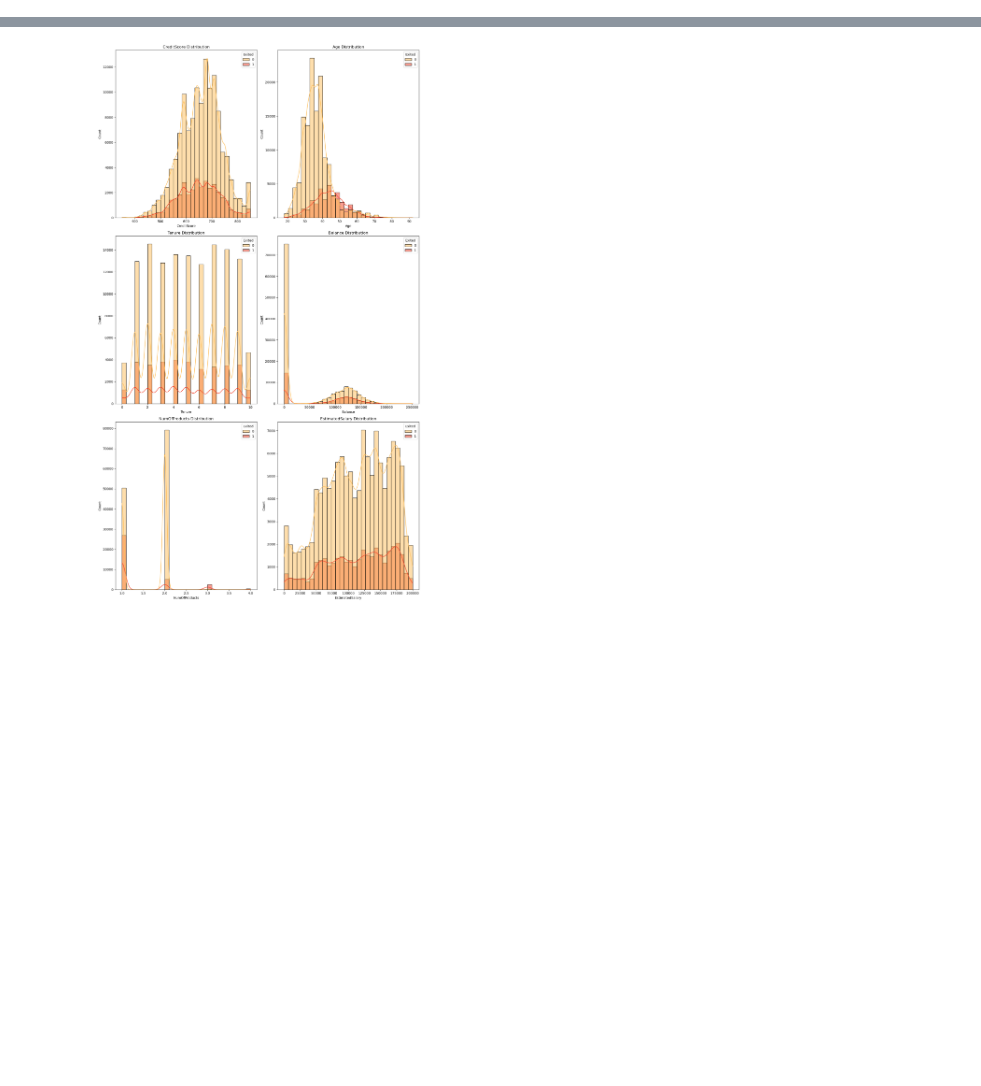
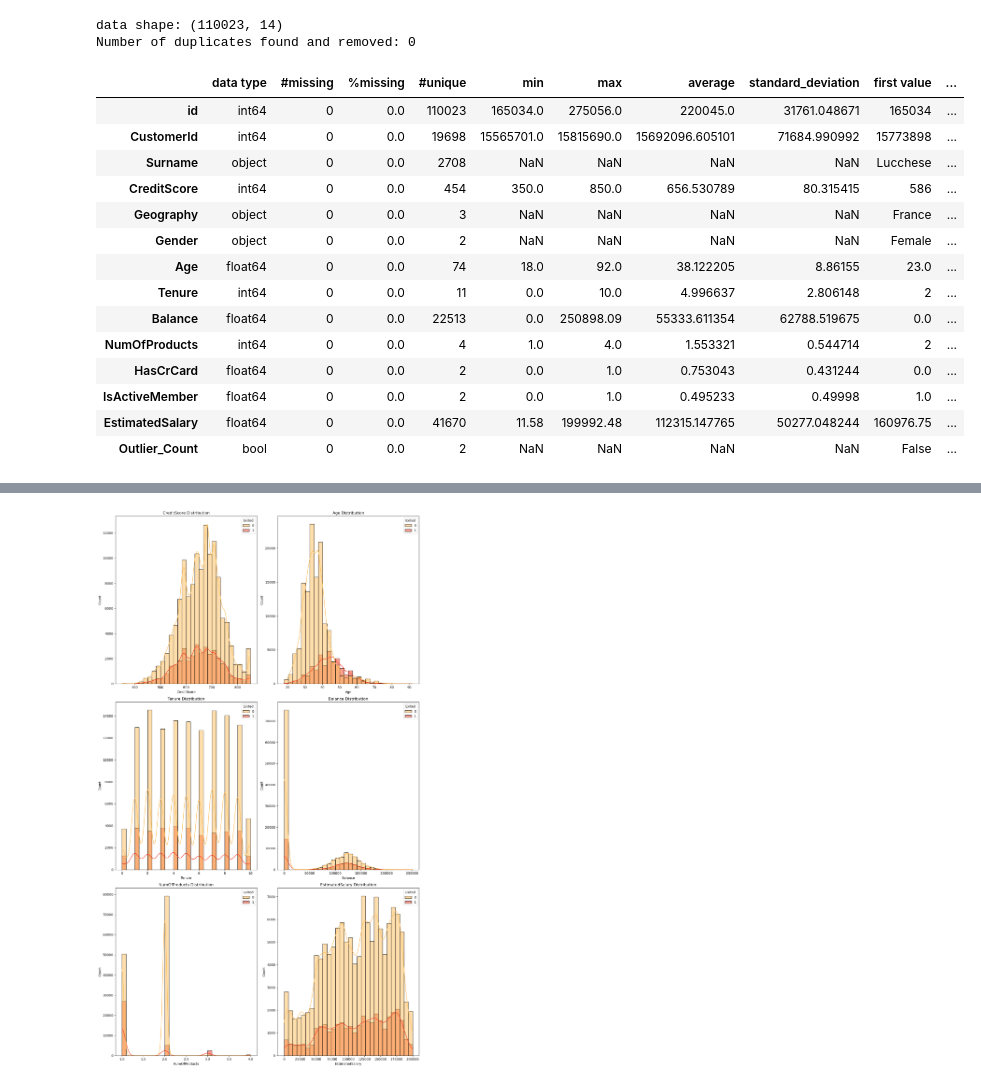
Before and after one commit to KrystianPi/Kaggle-S4E1, a Jupyter notebook: eda.ipynb, the cells around one changed output, grey strips where cells are left out. Saved outputs shown, nothing was run; the diff lists cells and outputs as text; code cells hidden in the pictures; blank space fills up the shorter version.

```diff
--- a/eda.ipynb
+++ b/eda.ipynb
@@ -13,6 +24,27 @@ pd.options.display.float_format = '{:,.2f}'.format
 test_df = pd.read_csv('test.csv')
 train_df = pd.read_csv('train.csv')
 submission_df = pd.read_csv('sample_submission.csv')
+# %%
+summary_df = summary(test_df)
+summary_df
+# %% [output]
+data shape: (110023, 14)
+Number of duplicates found and removed: 0
+|  | data type | #missing | %missing | #unique | min | max | average | standard_deviation | first value | ... |
+| id | int64 | 0 | 0.0 | 110023 | 165034.0 | 275056.0 | 220045.0 | 31761.048671 | 165034 | ... |
+| CustomerId | int64 | 0 | 0.0 | 19698 | 15565701.0 | 15815690.0 | 15692096.605101 | 71684.990992 | 15773898 | ... |
+| Surname | object | 0 | 0.0 | 2708 | NaN | NaN | NaN | NaN | Lucchese | ... |
+| CreditScore | int64 | 0 | 0.0 | 454 | 350.0 | 850.0 | 656.530789 | 80.315415 | 586 | ... |
+| Geography | object | 0 | 0.0 | 3 | NaN | NaN | NaN | NaN | France | ... |
+| Gender | object | 0 | 0.0 | 2 | NaN | NaN | NaN | NaN | Female | ... |
+| Age | float64 | 0 | 0.0 | 74 | 18.0 | 92.0 | 38.122205 | 8.86155 | 23.0 | ... |
+| Tenure | int64 | 0 | 0.0 | 11 | 0.0 | 10.0 | 4.996637 | 2.806148 | 2 | ... |
+| Balance | float64 | 0 | 0.0 | 22513 | 0.0 | 250898.09 | 55333.611354 | 62788.519675 | 0.0 | ... |
+| NumOfProducts | int64 | 0 | 0.0 | 4 | 1.0 | 4.0 | 1.553321 | 0.544714 | 2 | ... |
+| HasCrCard | float64 | 0 | 0.0 | 2 | 0.0 | 1.0 | 0.753043 | 0.431244 | 0.0 | ... |
+| IsActiveMember | float64 | 0 | 0.0 | 2 | 0.0 | 1.0 | 0.495233 | 0.49998 | 1.0 | ... |
+| EstimatedSalary | float64 | 0 | 0.0 | 41670 | 11.58 | 199992.48 | 112315.147765 | 50277.048244 | 160976.75 | ... |
+| Outlier_Count | bool | 0 | 0.0 | 2 | NaN | NaN | NaN | NaN | False | ... |
 # %%
 summary_df = summary(train_df)
 summary_df
```
Also changed, not shown: parts of 5 cells of this notebook, 2 other files.
